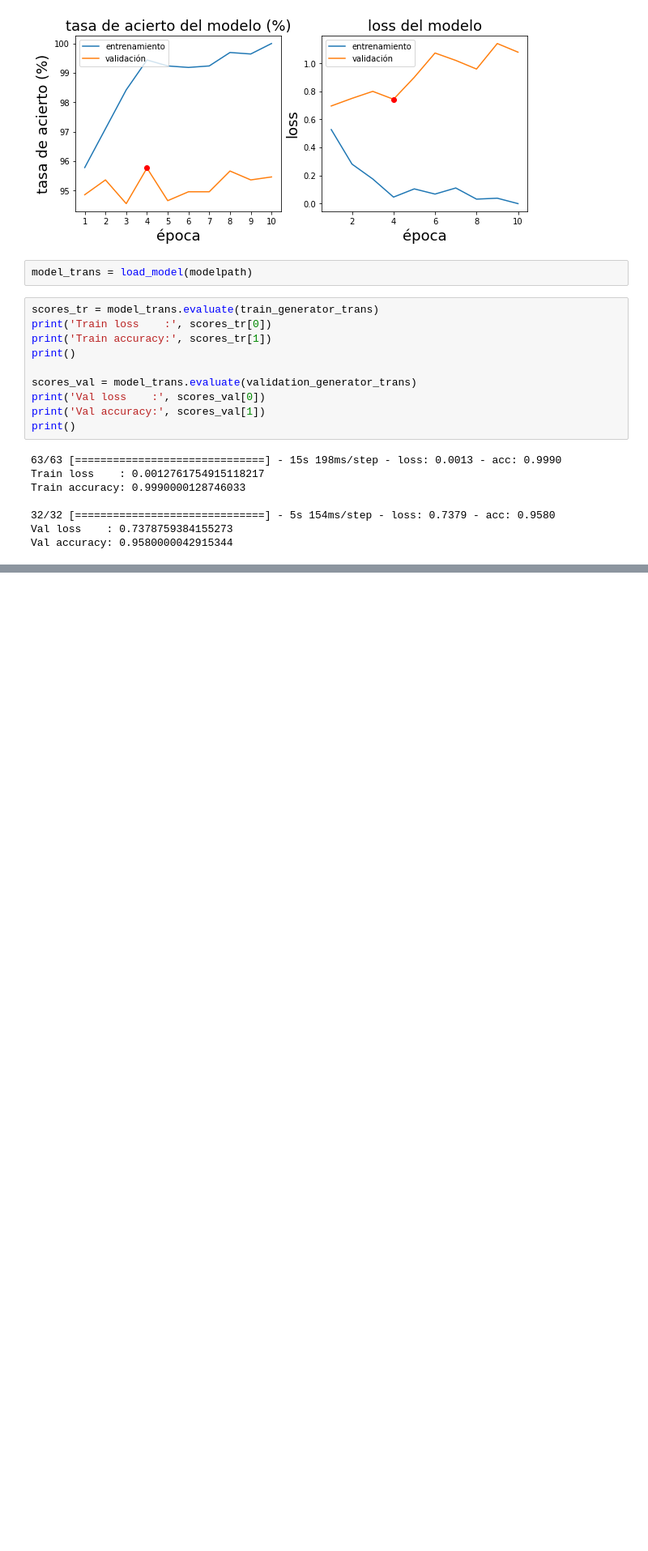
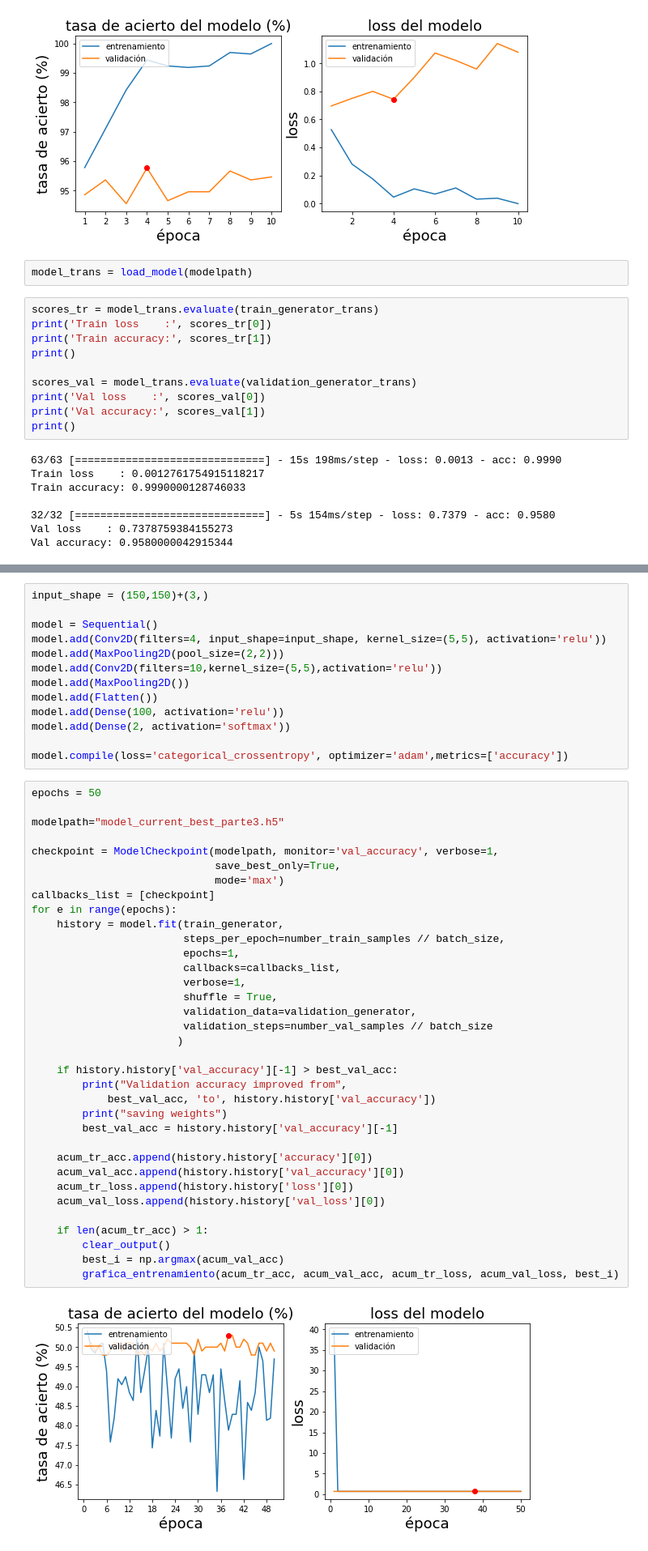
Before and after one commit to camulro/Aprendizaje-I-new, a Jupyter notebook: Copia_de_Ejercicio_Jumanji.ipynb, the cells around one changed output, grey strips where cells are left out. Shown at 81% size. Drawn from its saved outputs; the diff is of its cells as text; blank space fills up the shorter version.

```diff
--- a/Copia_de_Ejercicio_Jumanji.ipynb
+++ b/Copia_de_Ejercicio_Jumanji.ipynb
@@ -423,0 +447,50 @@ Val accuracy: 0.9580000042915344
+# %%
+input_shape = (150,150)+(3,)
+
+model = Sequential()
+model.add(Conv2D(filters=4, input_shape=input_shape, kernel_size=(5,5), activation='relu'))
+model.add(MaxPooling2D(pool_size=(2,2)))
+model.add(Conv2D(filters=10,kernel_size=(5,5),activation='relu'))
+model.add(MaxPooling2D())
+model.add(Flatten())
+model.add(Dense(100, activation='relu'))
+model.add(Dense(2, activation='softmax'))
+
+model.compile(loss='categorical_crossentropy', optimizer='adam',metrics=['accuracy'])
+# %%
+epochs = 50
+
+modelpath="model_current_best_parte3.h5"
+
+checkpoint = ModelCheckpoint(modelpath, monitor='val_accuracy', verbose=1,
+                             save_best_only=True,
+                             mode='max')
+callbacks_list = [checkpoint]
+for e in range(epochs):
+    history = model.fit(train_generator,
+                        steps_per_epoch=number_train_samples // batch_size,
+                        epochs=1,
+                        callbacks=callbacks_list,
+                        verbose=1,
+                        shuffle = True,
+                        validation_data=validation_generator,
+                        validation_steps=number_val_samples // batch_size
+                       )
+
+    if history.history['val_accuracy'][-1] > best_val_acc:
+        print("Validation accuracy improved from",
+            best_val_acc, 'to', history.history['val_accuracy'])
+        print("saving weights")
+        best_val_acc = history.history['val_accuracy'][-1]
+
+    acum_tr_acc.append(history.history['accuracy'][0])
+    acum_val_acc.append(history.history['val_accuracy'][0])
+    acum_tr_loss.append(history.history['loss'][0])
+    acum_val_loss.append(history.history['val_loss'][0])
+
+    if len(acum_tr_acc) > 1:
+        clear_output()
+        best_i = np.argmax(acum_val_acc)
+        grafica_entrenamiento(acum_tr_acc, acum_val_acc, acum_tr_loss, acum_val_loss, best_i)
+# %% [output]
+[figure, added]
```
Also changed, not shown: parts of 6 cells of this notebook.
